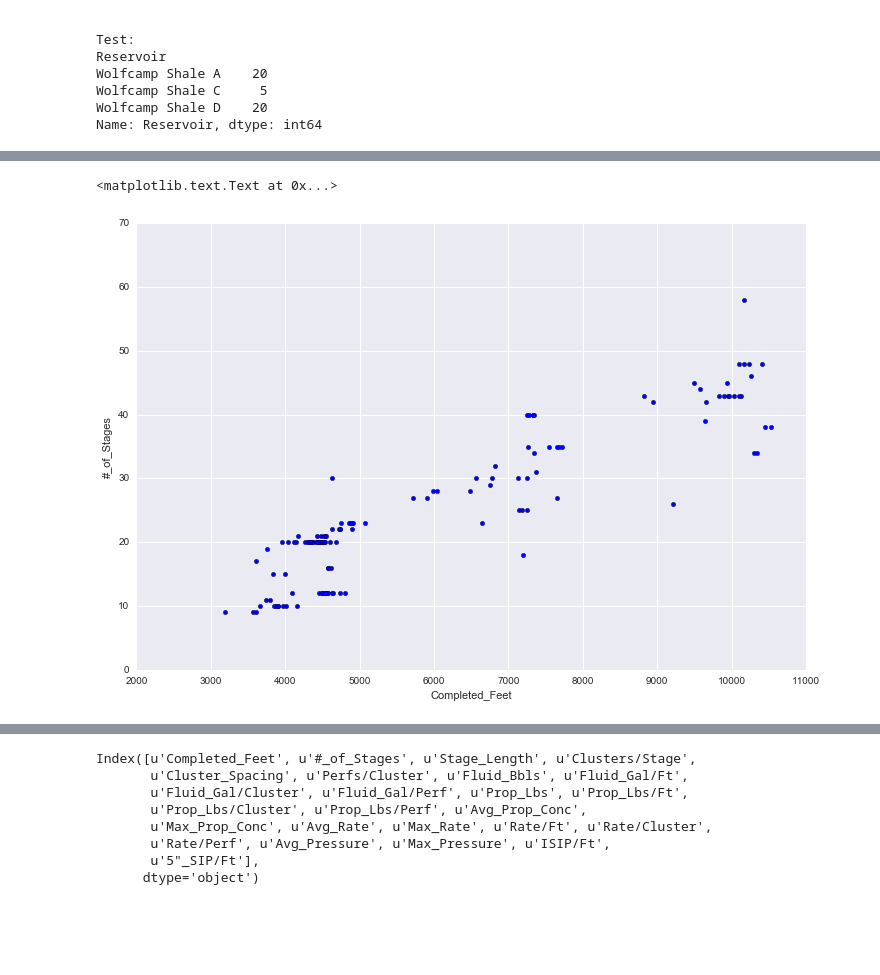
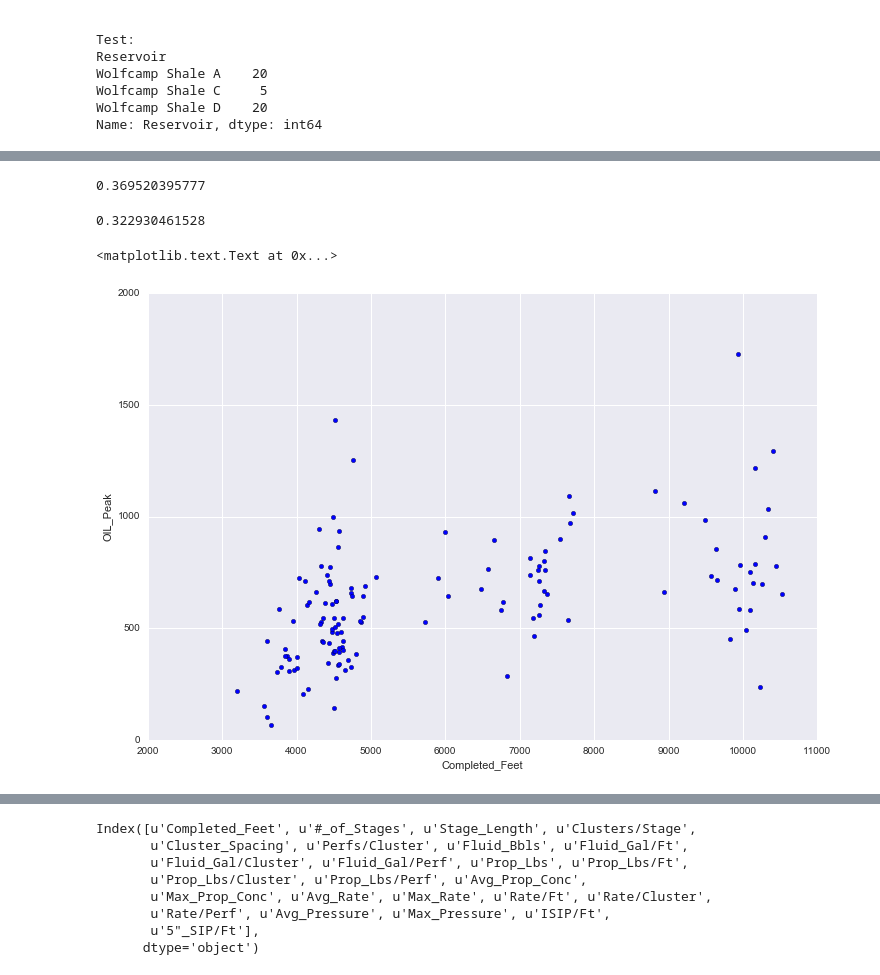
Before and after one commit to jpgrana/bayesian-approach-predicting-well-production, a Jupyter notebook: features.ipynb, the cells around one changed output, grey strips where cells are left out. Drawn from its saved outputs; the diff is of its cells as text; code cells hidden in the pictures; blank space fills up the shorter version.

```diff
--- a/features.ipynb
+++ b/features.ipynb
@@ -91,9 +142,22 @@ plt.yticks(rotation=0)
+# %%
+model = LinearRegression(fit_intercept=True, normalize=False)
+model.fit(X_train_primary.drop(['XEC_FIELD', 'Reservoir'], axis=1), y_train)
+print model.score(X_train_primary.drop(['XEC_FIELD', 'Reservoir'], axis=1), y_train)
+# %% [output]
+0.369520395777
+# %%
+model = LinearRegression(fit_intercept=False, normalize=False)
+model.fit(X_train_primary.drop(['XEC_FIELD', 'Reservoir'], axis=1), y_train)
+print model.score(X_train_primary.drop(['XEC_FIELD', 'Reservoir'], axis=1), y_train)
+# %% [output]
+0.322930461528
 # %%
 fig = plt.figure(figsize=(12,8))
 ax = fig.add_subplot(1,1,1)
-ax.scatter(X_train['Completed_Feet'], X_train['#_of_Stages'])
+ax.scatter(X_train['Completed_Feet'], y_train)
+ax.set_ylim([0,2000])
 ax.set_xlabel('Completed_Feet')
-ax.set_ylabel('#_of_Stages')
+ax.set_ylabel('OIL_Peak')
 # %% [output]
 <matplotlib.text.Text at 0x...>
-[figure, old version]
+[figure, new version]
```
Also changed, not shown: parts of 15 cells of this notebook, 1 other file.
